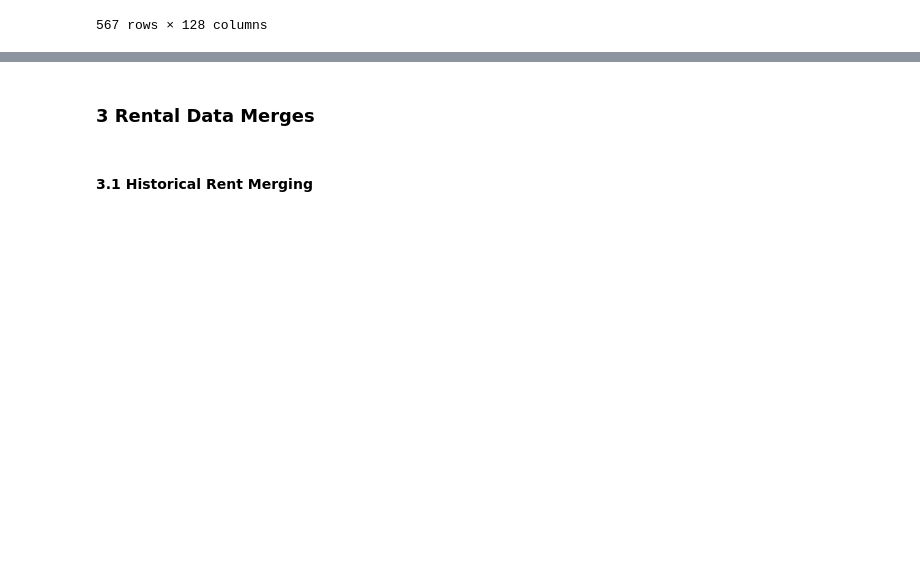
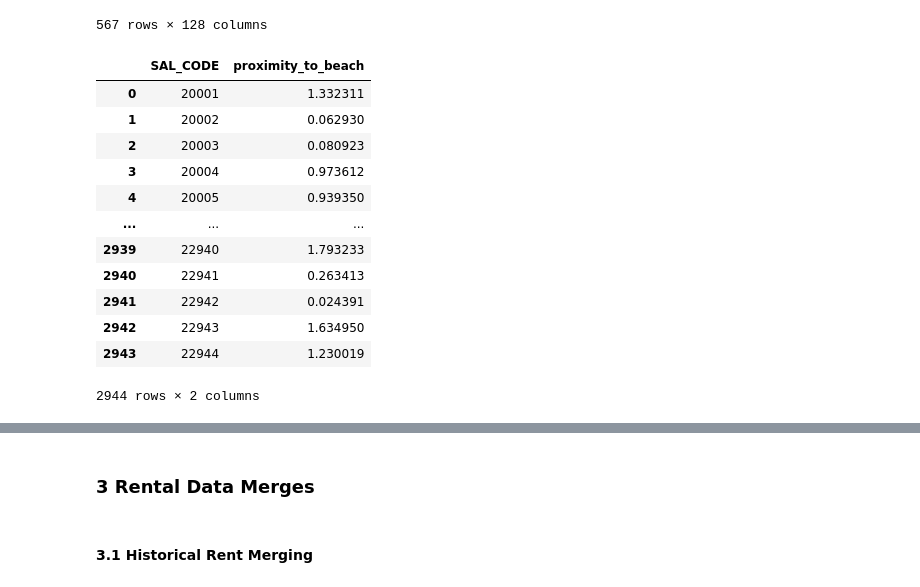
Before and after one commit to MAST30034-AppliedDataScience/project-2-group-real-estate-industry-project-8, a Jupyter notebook: notebooks/Data_merging.ipynb, the cells around one changed output, grey strips where cells are left out. Saved outputs shown, nothing was run; the diff lists cells and outputs as text; code cells hidden in the pictures; blank space fills up the shorter version.

```diff
--- a/notebooks/Data_merging.ipynb
+++ b/notebooks/Data_merging.ipynb
@@ -149,3 +144,21 @@ combined_df
 | 565 | Outer Eastern Melbourne | Yering | 22930 | Yarra Ranges | 24.6363 | POLYGON ((145.369123872 -37.66830... | 0.0 | ... |
 | 566 | North Western Melbourne | Yuroke | 22941 | Craigieburn | 8.8851 | POLYGON ((144.852504143 -37.55800... | 0.0 | ... |
 567 rows × 128 columns
+# %%
+# read in the proximity to the beach data
+coast_df = pd.read_csv('../data/curated/vic_beach_proximity.csv')
+coast_df
+# %% [output]
+|  | SAL_CODE | proximity_to_beach |
+| 0 | 20001 | 1.332311 |
+| 1 | 20002 | 0.062930 |
+| 2 | 20003 | 0.080923 |
+| 3 | 20004 | 0.973612 |
+| 4 | 20005 | 0.939350 |
+| ... | ... | ... |
+| 2939 | 22940 | 1.793233 |
+| 2940 | 22941 | 0.263413 |
+| 2941 | 22942 | 0.024391 |
+| 2942 | 22943 | 1.634950 |
+| 2943 | 22944 | 1.230019 |
+2944 rows × 2 columns
```
Also changed, not shown: parts of 21 cells of this notebook, 12 other files.
